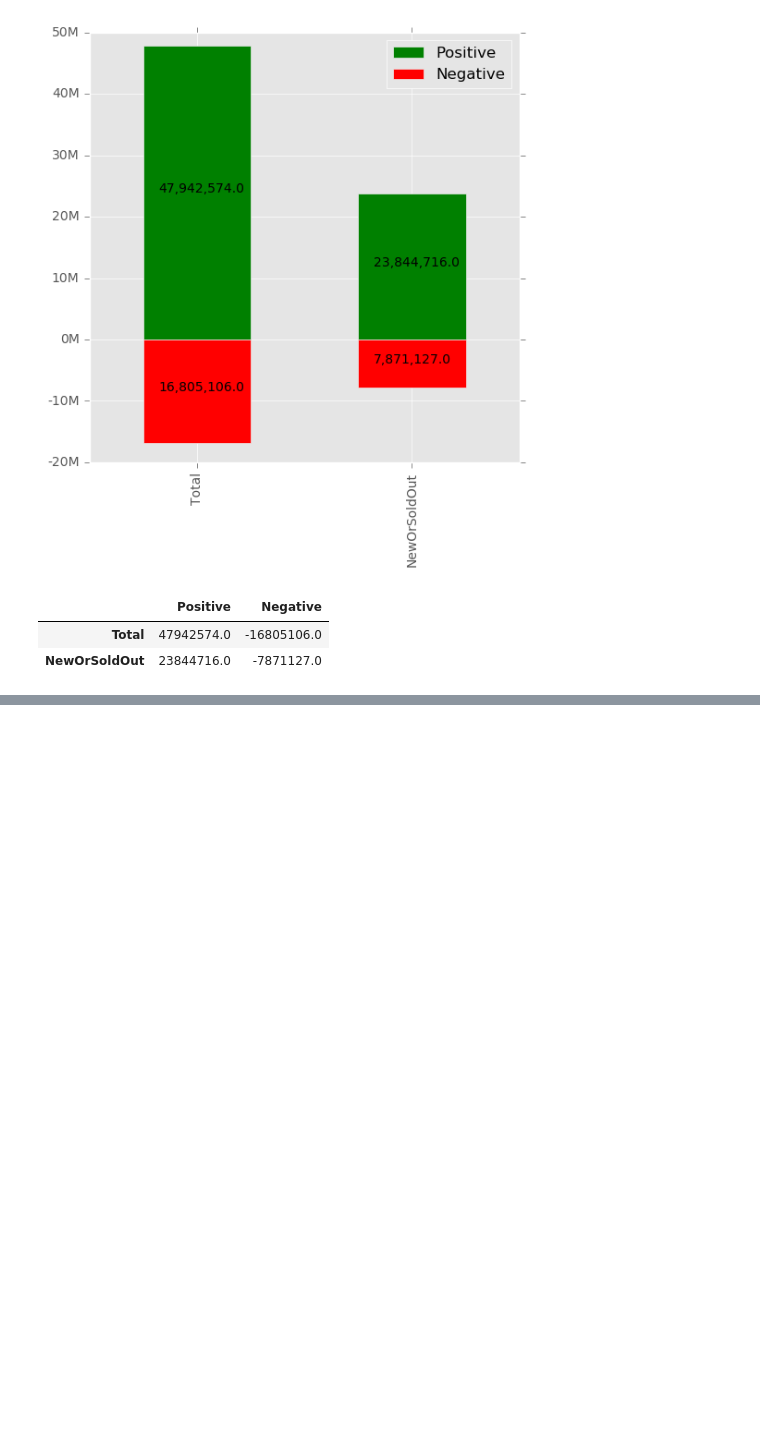
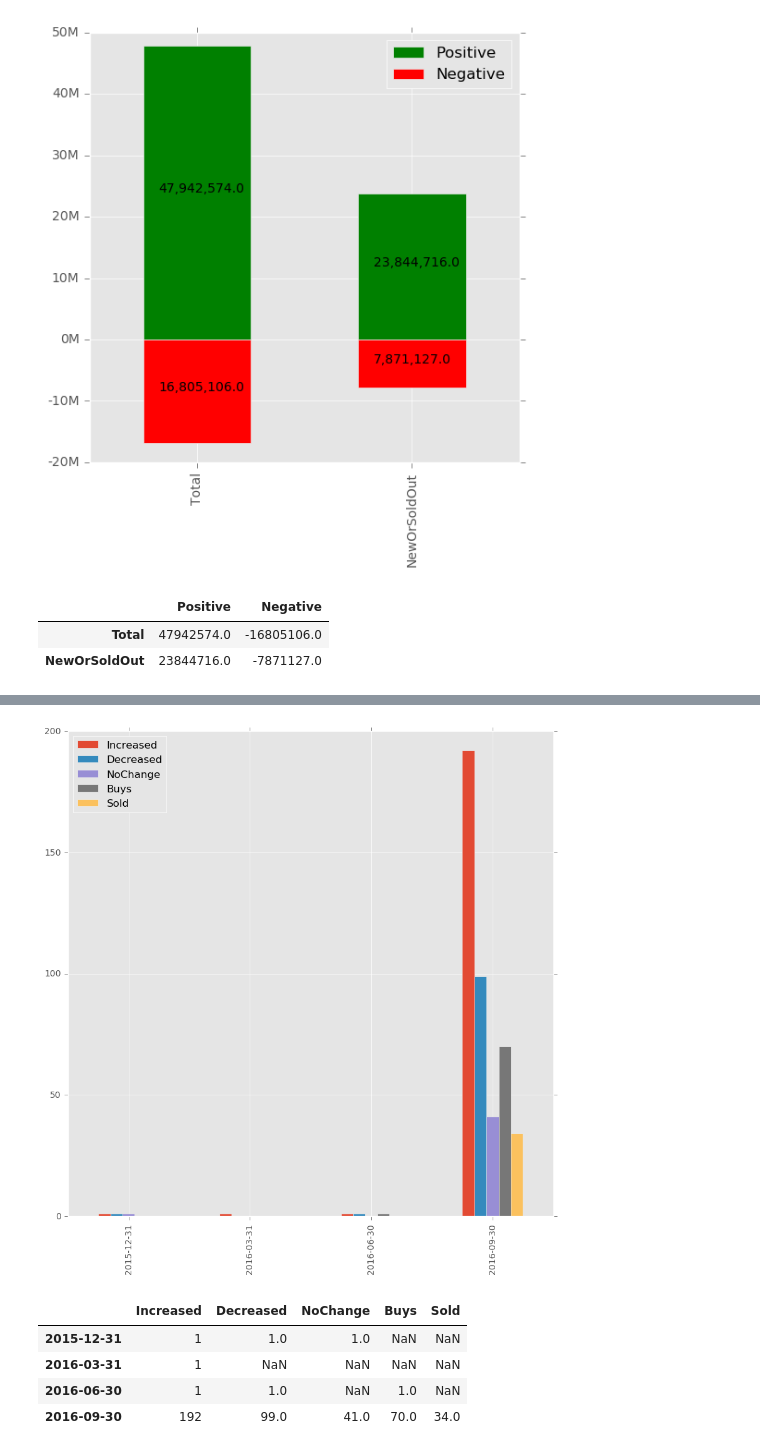
Before and after one commit to alekseystryukov/notebooks, a Jupyter notebook: InstitutionalInvesting.ipynb, the cells around one changed output, grey strips where cells are left out. Saved outputs shown, nothing was run; the diff lists cells and outputs as text; code cells hidden in the pictures; blank space fills up the shorter version.

Commit message:
InstitutionalInvesting: more charts

```diff
--- a/InstitutionalInvesting.ipynb
+++ b/InstitutionalInvesting.ipynb
@@ -213,0 +225,21 @@ new_sold_df
+# %%
+df_trend = pd.DataFrame(index=df.Date.unique())
+
+df_trend['Increased'] = df[df.Change > 0].groupby(['Date'])['Change'].count()
+df_trend['Decreased'] = df[df.Change < 0].groupby(['Date'])['Change'].count()
+df_trend['NoChange'] = df[df.Change == 0].groupby(['Date'])['Change'].count()
+df_trend['Buys'] = df[df.ChangePercent == "New"].groupby(['Date'])['Change'].count()
+df_trend['Sold'] = df[df.ChangePercent == "Sold Out"].groupby(['Date'])['Change'].count()
+
+df_trend.sort_index(inplace=True)
+
+df_trend.plot.bar(figsize=(10, 10))
+plt.show()
+df_trend
+# %% [output]
+[figure, added]
+|  | Increased | Decreased | NoChange | Buys | Sold |
+| 2015-12-31 | 1 | 1.0 | 1.0 | NaN | NaN |
+| 2016-03-31 | 1 | NaN | NaN | NaN | NaN |
+| 2016-06-30 | 1 | 1.0 | NaN | 1.0 | NaN |
+| 2016-09-30 | 192 | 99.0 | 41.0 | 70.0 | 34.0 |
```
Also changed, not shown: parts of 7 cells of this notebook.
